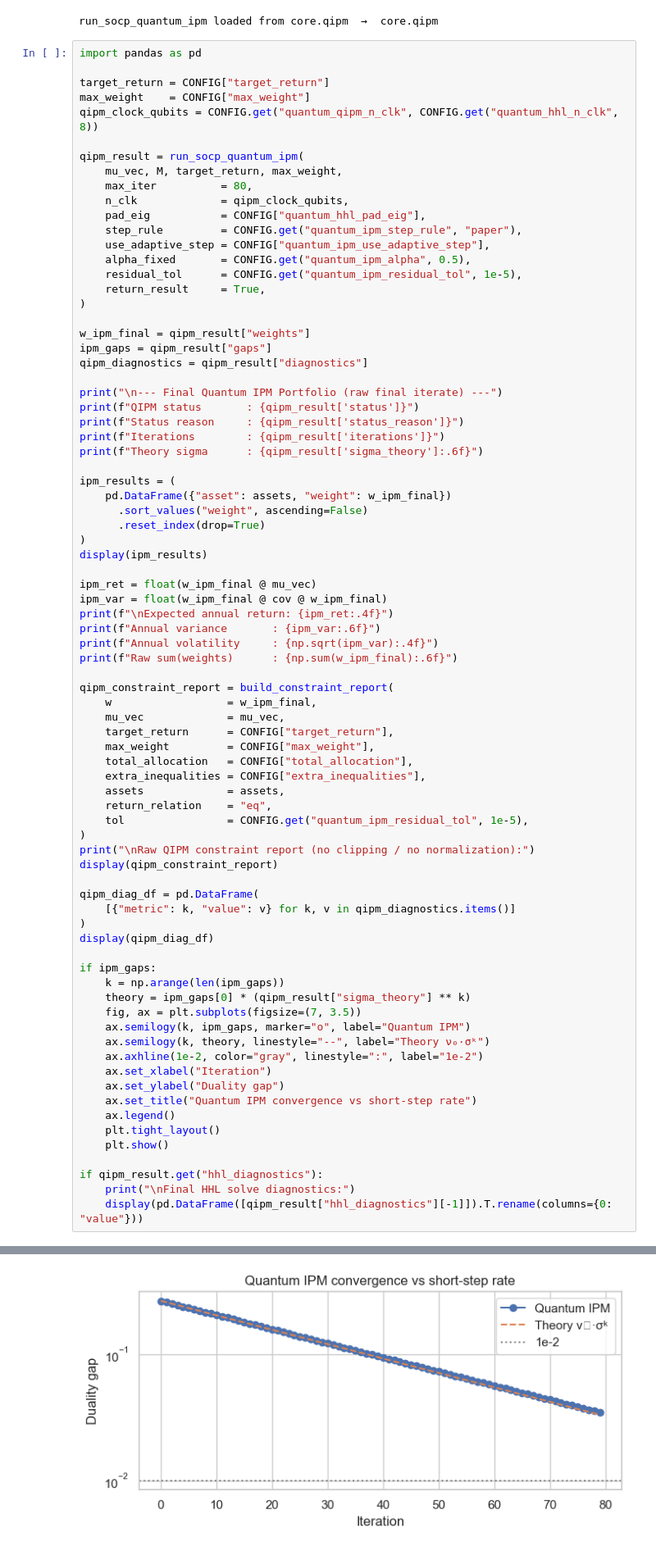
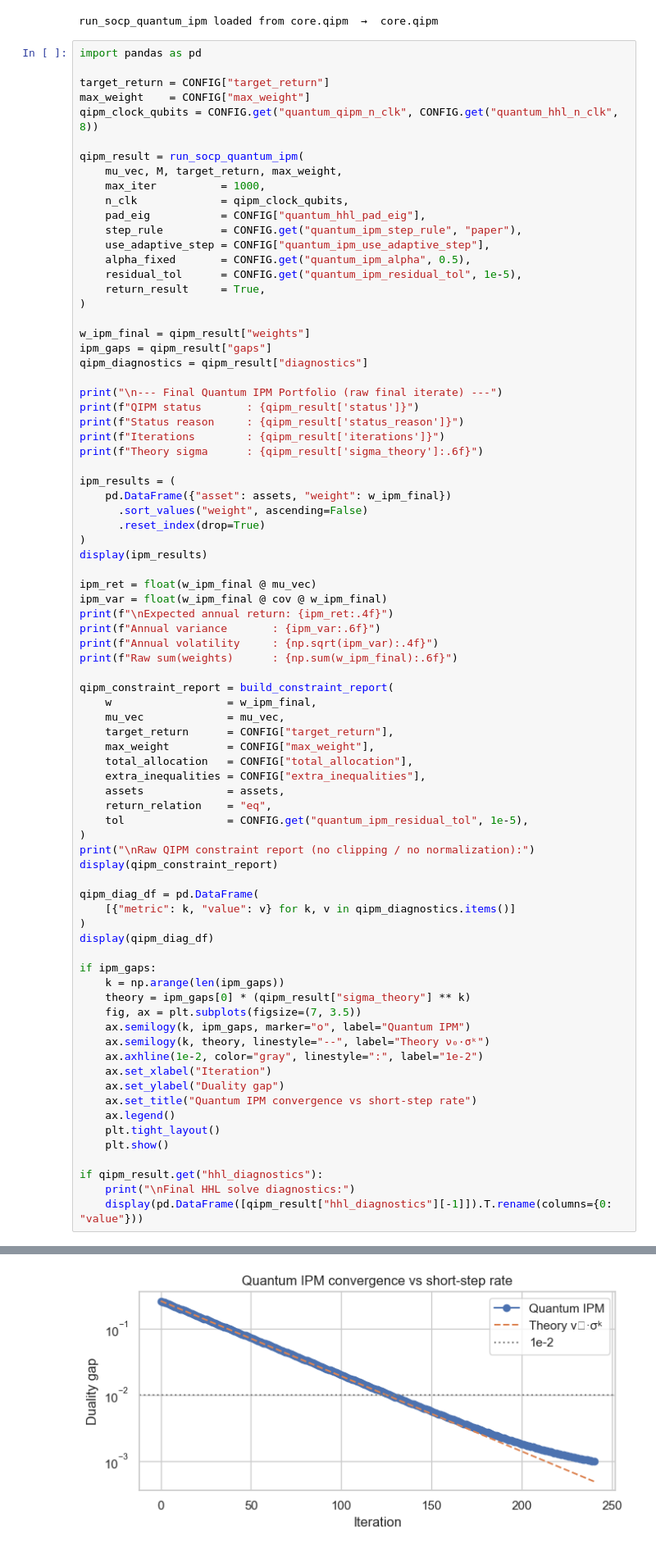
Before and after one commit to Nadav138/QApp, a Jupyter notebook: research/quantum_ipm_research.ipynb, the cells around one changed output, grey strips where cells are left out. Shown at 82% size. Drawn from its saved outputs; the diff is of its cells as text.

```diff
--- a/research/quantum_ipm_research.ipynb
+++ b/research/quantum_ipm_research.ipynb
@@ -413,7 +413,7 @@ qipm_clock_qubits = CONFIG.get("quantum_qipm_n_clk", CONFIG.get("quantum_hhl_n_c
 
 qipm_result = run_socp_quantum_ipm(
     mu_vec, M, target_return, max_weight,
-    max_iter          = 80,
+    max_iter          = 1000,
     n_clk             = qipm_clock_qubits,
     pad_eig           = CONFIG["quantum_hhl_pad_eig"],
     step_rule         = CONFIG.get("quantum_ipm_step_rule", "paper"),
@@ -541,4 +541,4 @@ Raw QIPM constraint report (no clipping / no normalization):
-[figure, old version]
+[figure, new version]
 Final HHL solve diagnostics:
 |  | value |
 | input_dim | 60 |
```
Also changed, not shown: parts of 7 cells of this notebook, 1 other file.
